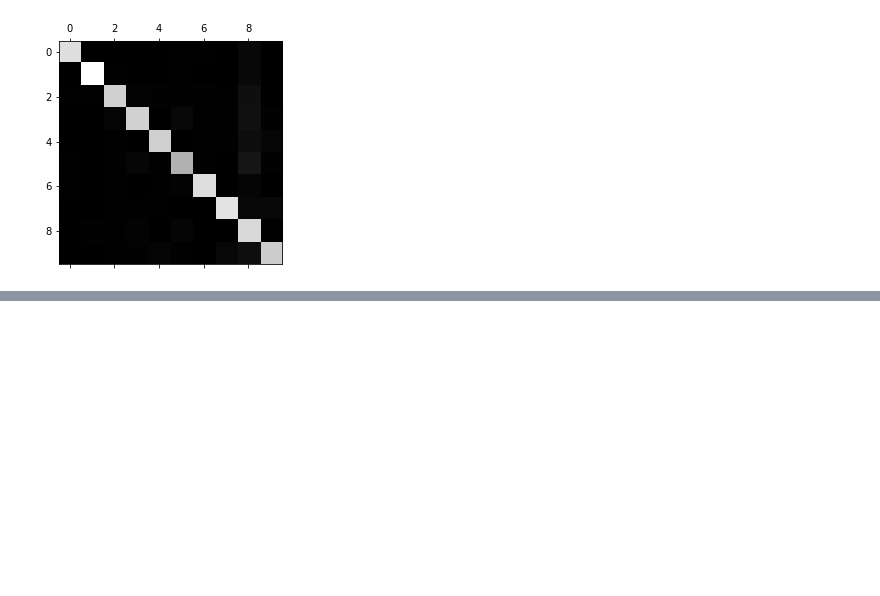
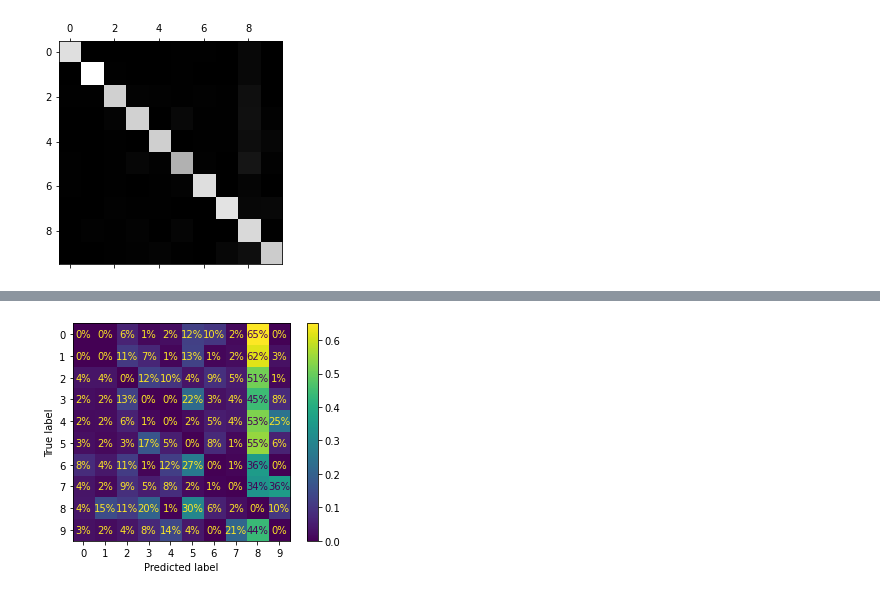
Before and after one commit to ARKA1112/HOML_AurelienG, a Jupyter notebook: chap3_classification.ipynb, the cells around one changed output, grey strips where cells are left out. Cells and saved outputs as stored; diff of their text form; code cells hidden in the pictures; blank space fills up the shorter version.

```diff
--- a/chap3_classification.ipynb
+++ b/chap3_classification.ipynb
@@ -625,0 +652,12 @@ norm_conf_mx
+# %%
+#Now lets plot for which the predictions were erroneous
+
+sample_weight = (y_train_pred != y_train)
+
+ConfusionMatrixDisplay.from_predictions(y_train, y_train_pred, sample_weight=sample_weight,normalize='true',values_format=".0%")
+plt.show()
+
+
+#This makes clear many numbers were misclassified as 8s
+# %% [output]
+[figure, added]
```
Also changed, not shown: parts of 7 cells of this notebook.
